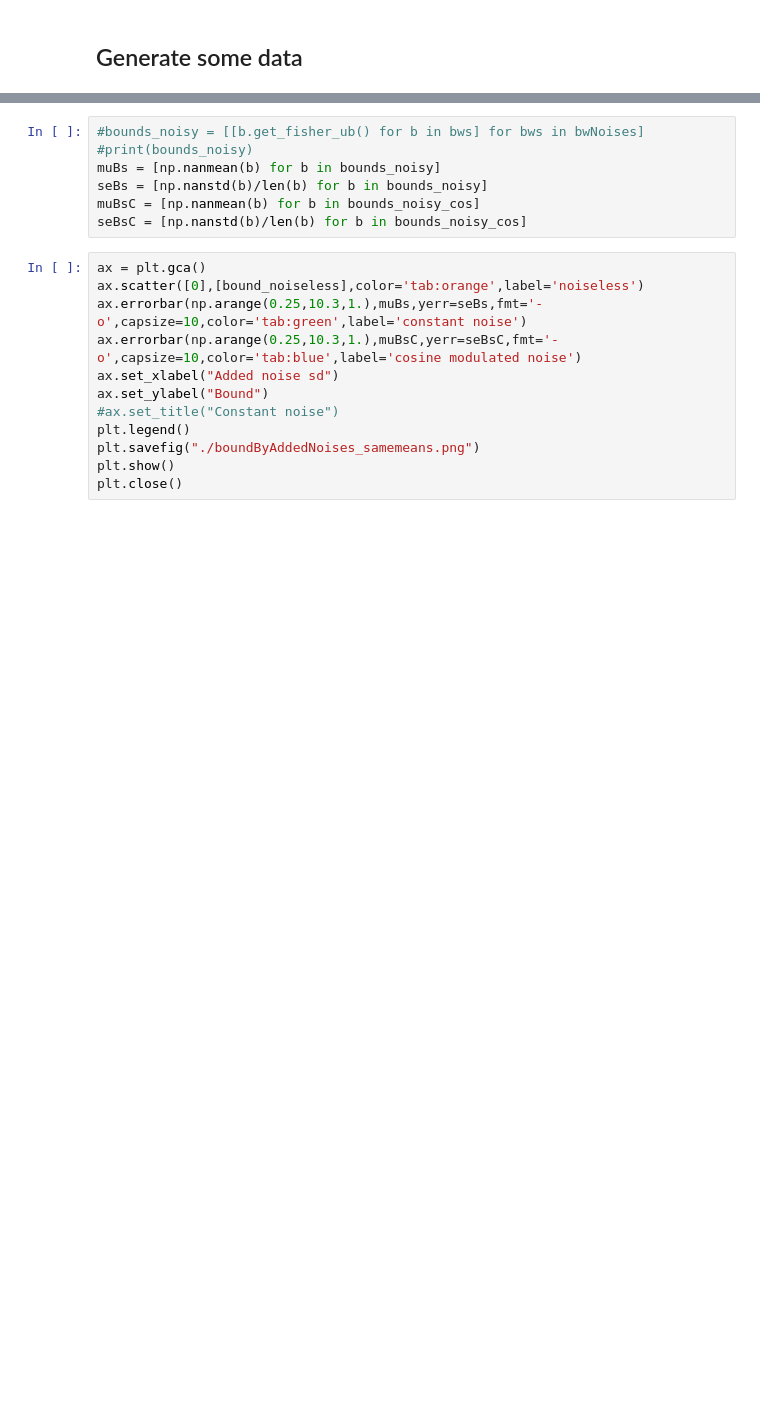
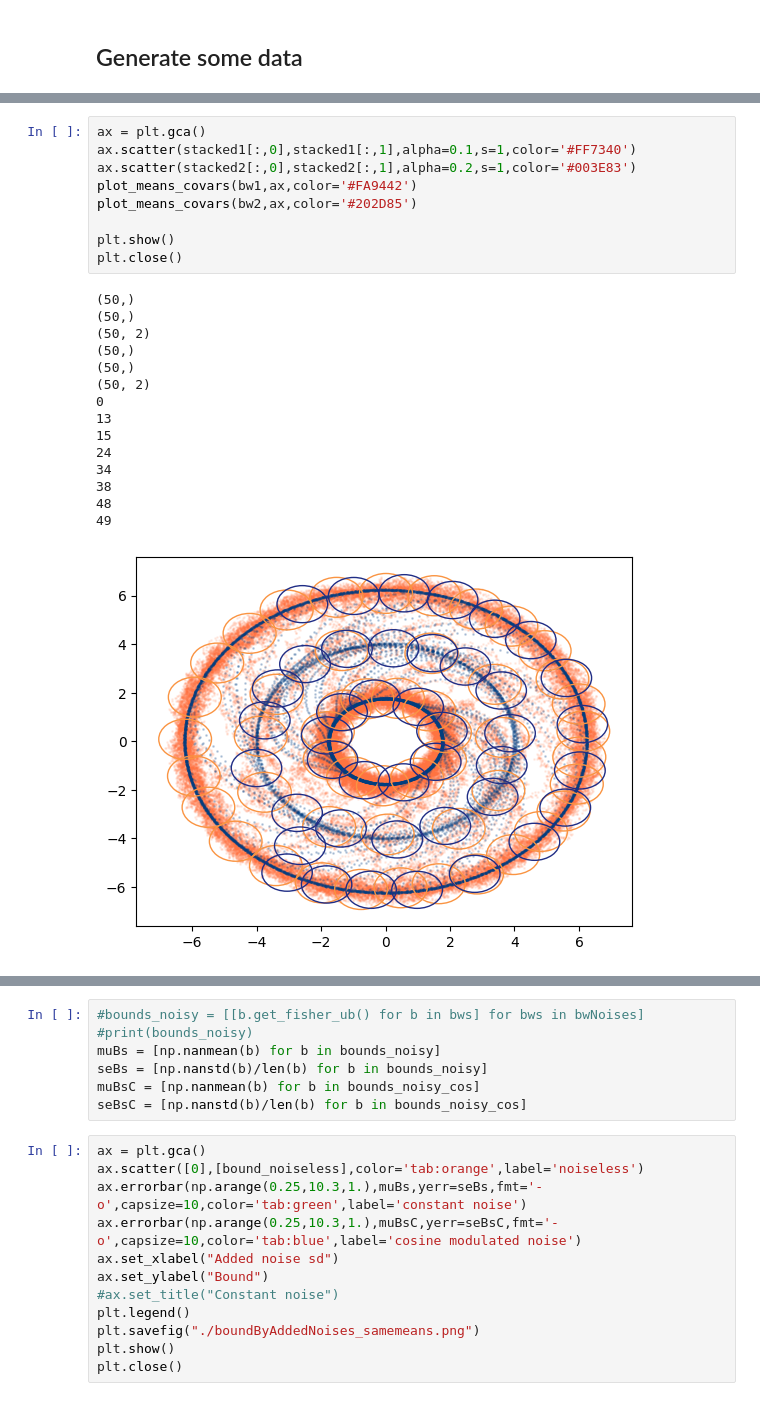
Before and after one commit to mdmarti/Bubblewrap_densities, a Jupyter notebook: WrapTesting.ipynb, the cells around one changed output, grey strips where cells are left out. Cells and saved outputs as stored; diff of their text form; blank space fills up the shorter version.

```diff
--- a/WrapTesting.ipynb
+++ b/WrapTesting.ipynb
@@ -64,0 +250,25 @@ plt.close()
+# %%
+ax = plt.gca()
+ax.scatter(stacked1[:,0],stacked1[:,1],alpha=0.1,s=1,color='#FF7340')
+ax.scatter(stacked2[:,0],stacked2[:,1],alpha=0.2,s=1,color='#003E83')
+plot_means_covars(bw1,ax,color='#FA9442')
+plot_means_covars(bw2,ax,color='#202D85')
+
+plt.show()
+plt.close()
+# %% [output]
+(50,)
+(50,)
+(50, 2)
+(50,)
+(50,)
+(50, 2)
+0
+13
+15
+24
+34
+38
+48
+49
+[figure, added]
```
Also changed, not shown: parts of 19 cells of this notebook, 1 other file.
